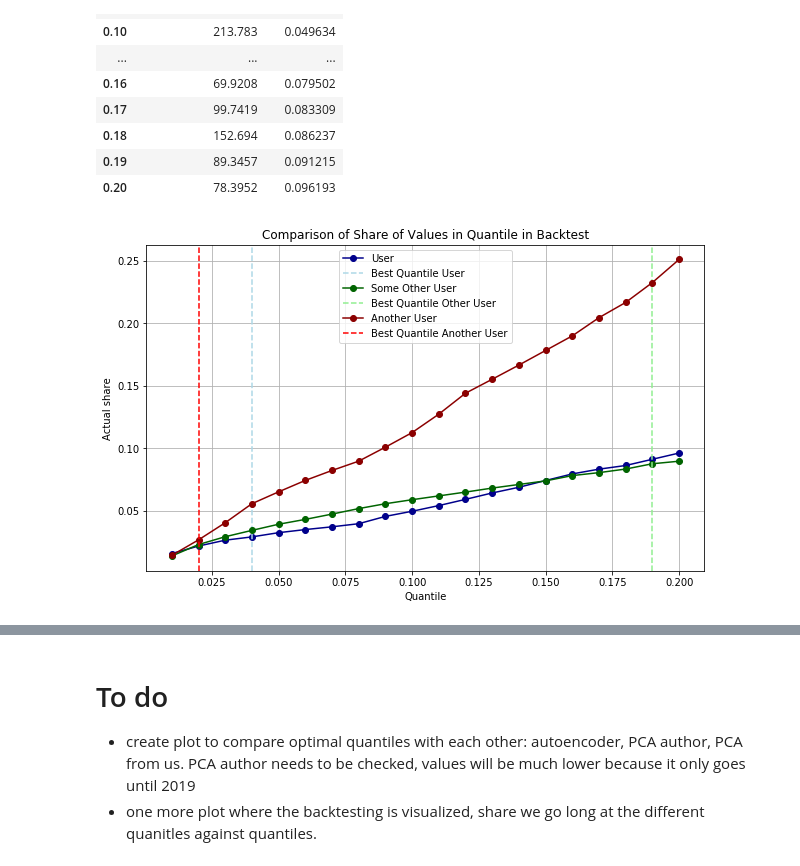
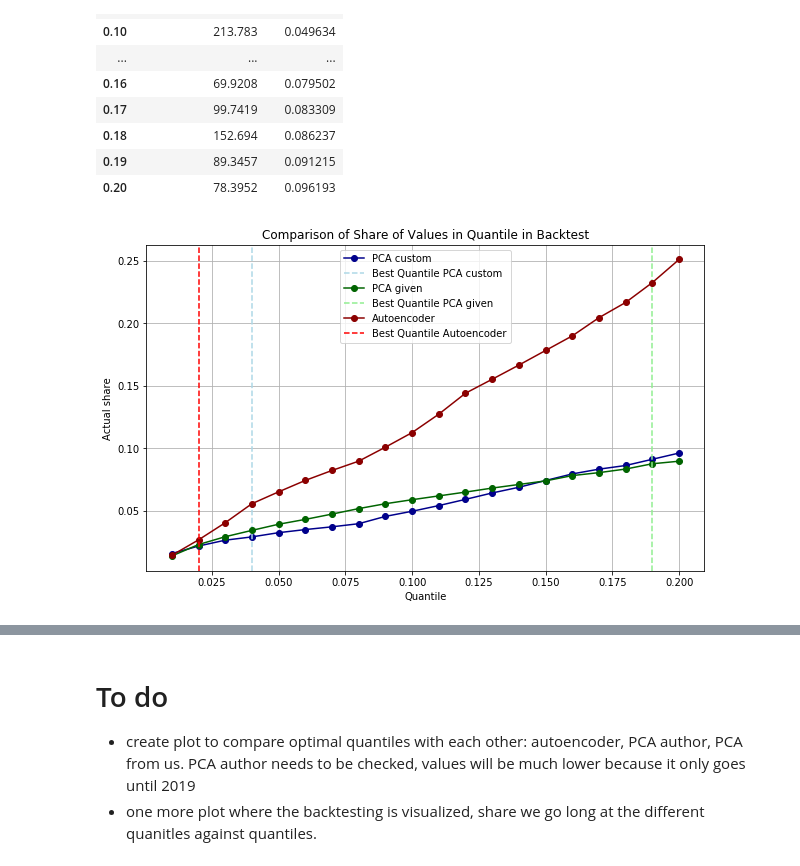
Before and after one commit to cannicj/AQF, a Jupyter notebook: predictive_performance.ipynb, the cells around one changed output, grey strips where cells are left out. Drawn from its saved outputs; the diff is of its cells as text; code cells hidden in the pictures.

```diff
--- a/predictive_performance.ipynb
+++ b/predictive_performance.ipynb
@@ -1407,37 +1554,37 @@ results_df
 # Find the best quantile for each DataFrame
 # Find the quantile with the maximum cumulative returns
 max_return = results_df['Cumulative_Returns'].max()
 best_quantile = results_df.loc[results_df['Cumulative_Returns'] == max_return].index[0]
 # Find the quantile with the maximum cumulative returns
 max_return = results_df1['Cumulative_Returns'].max()
 best_quantile1 = results_df1.loc[results_df1['Cumulative_Returns'] == max_return].index[0]
 # Find the quantile with the maximum cumulative returns
 max_return = results_df2['Cumulative_Returns'].max()
 best_quantile2 = results_df2.loc[results_df2['Cumulative_Returns'] == max_return].index[0]
 
 # Plotting
 plt.figure(figsize=(10, 6))
 
 # Plot for results_df
-plt.plot(results_df.index, results_df['True_Share'], marker='o', linestyle='-', color='darkblue', label='User')
-plt.axvline(x=best_quantile, color='lightblue', linestyle='--', label='Best Quantile User')
+plt.plot(results_df.index, results_df['True_Share'], marker='o', linestyle='-', color='darkblue', label='PCA custom')
+plt.axvline(x=best_quantile, color='lightblue', linestyle='--', label='Best Quantile PCA custom')
 
 # Plot for results_df1
-plt.plot(results_df1.index, results_df1['True_Share'], marker='o', linestyle='-', color='darkgreen', label='Some Other User')
-plt.axvline(x=best_quantile1, color='lightgreen', linestyle='--', label='Best Quantile Other User')
+plt.plot(results_df1.index, results_df1['True_Share'], marker='o', linestyle='-', color='darkgreen', label='PCA given')
+plt.axvline(x=best_quantile1, color='lightgreen', linestyle='--', label='Best Quantile PCA given')
 
 # Plot for results_df2
-plt.plot(results_df2.index, results_df2['True_Share'], marker='o', linestyle='-', color='darkred', label='Another User')
-plt.axvline(x=best_quantile2, color='red', linestyle='--', label='Best Quantile Another User')
+plt.plot(results_df2.index, results_df2['True_Share'], marker='o', linestyle='-', color='darkred', label='Autoencoder')
+plt.axvline(x=best_quantile2, color='red', linestyle='--', label='Best Quantile Autoencoder')
 
 # Customize the plot
 plt.title('Comparison of Share of Values in Quantile in Backtest')
 plt.xlabel('Quantile')
 plt.ylabel('Actual share')
 plt.legend()
 plt.grid(True)
 
 # Show the plot
 plt.show()
 # %% [output]
-[figure, old version]
+[figure, new version]
```
Also changed, not shown: parts of 18 cells of this notebook.
